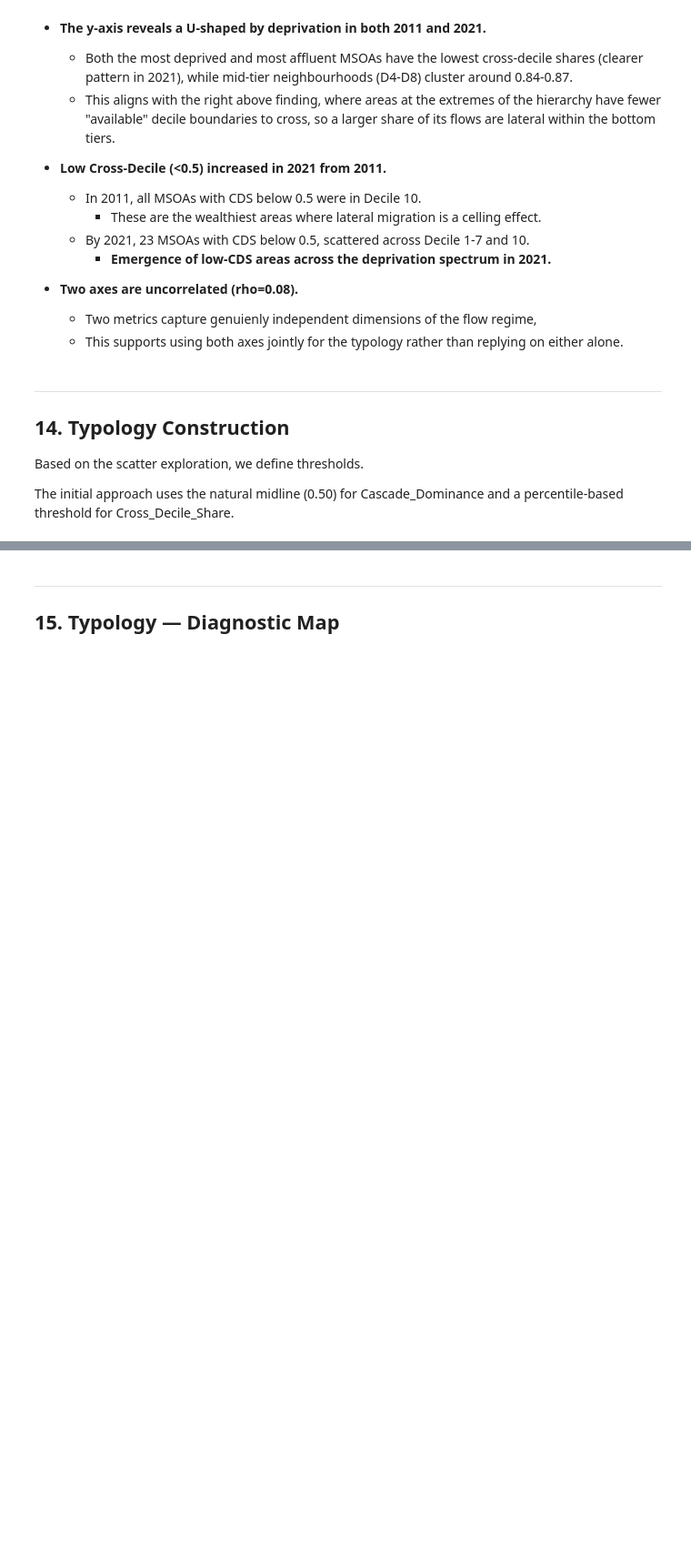
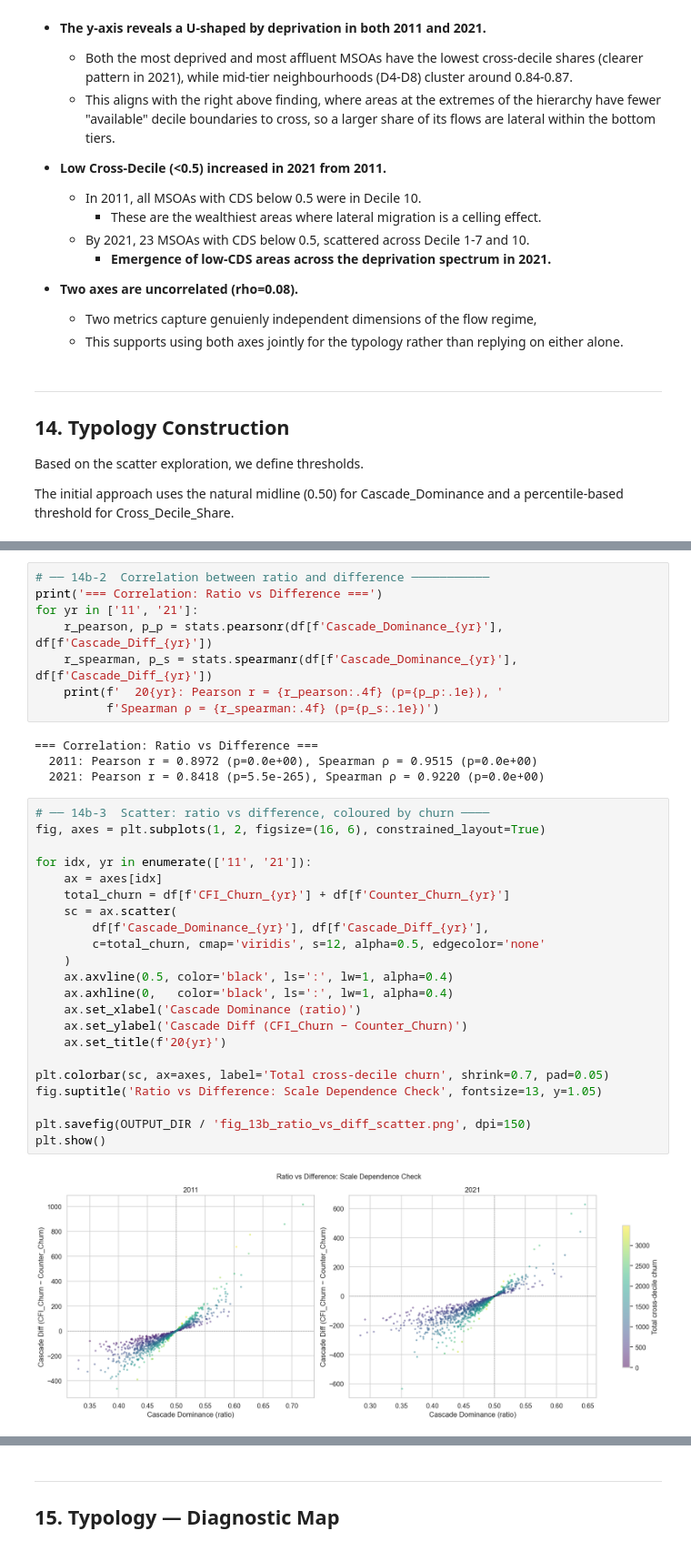
Before and after one commit to yxing82/CASA-Dissertation, a Jupyter notebook: script/eda_3_typology_validation_20260619.ipynb, the cells around one changed output, grey strips where cells are left out. Shown at 91% size. Saved outputs shown, nothing was run; the diff lists cells and outputs as text; blank space fills up the shorter version.

```diff
--- a/script/eda_3_typology_validation_20260619.ipynb
+++ b/script/eda_3_typology_validation_20260619.ipynb
@@ -325,0 +404,36 @@ plt.show()
+# %%
+# ── 14b-2  Correlation between ratio and difference ───────────
+print('=== Correlation: Ratio vs Difference ===')
+for yr in ['11', '21']:
+    r_pearson, p_p = stats.pearsonr(df[f'Cascade_Dominance_{yr}'], df[f'Cascade_Diff_{yr}'])
+    r_spearman, p_s = stats.spearmanr(df[f'Cascade_Dominance_{yr}'], df[f'Cascade_Diff_{yr}'])
+    print(f'  20{yr}: Pearson r = {r_pearson:.4f} (p={p_p:.1e}), '
+          f'Spearman ρ = {r_spearman:.4f} (p={p_s:.1e})')
+# %% [output]
+=== Correlation: Ratio vs Difference ===
+  2011: Pearson r = 0.8972 (p=0.0e+00), Spearman ρ = 0.9515 (p=0.0e+00)
+  2021: Pearson r = 0.8418 (p=5.5e-265), Spearman ρ = 0.9220 (p=0.0e+00)
+# %%
+# ── 14b-3  Scatter: ratio vs difference, coloured by churn ────
+fig, axes = plt.subplots(1, 2, figsize=(16, 6), constrained_layout=True)
+
+for idx, yr in enumerate(['11', '21']):
+    ax = axes[idx]
+    total_churn = df[f'CFI_Churn_{yr}'] + df[f'Counter_Churn_{yr}']
+    sc = ax.scatter(
+        df[f'Cascade_Dominance_{yr}'], df[f'Cascade_Diff_{yr}'],
+        c=total_churn, cmap='viridis', s=12, alpha=0.5, edgecolor='none'
+    )
+    ax.axvline(0.5, color='black', ls=':', lw=1, alpha=0.4)
+    ax.axhline(0,   color='black', ls=':', lw=1, alpha=0.4)
+    ax.set_xlabel('Cascade Dominance (ratio)')
+    ax.set_ylabel('Cascade Diff (CFI_Churn − Counter_Churn)')
+    ax.set_title(f'20{yr}')
+
+plt.colorbar(sc, ax=axes, label='Total cross-decile churn', shrink=0.7, pad=0.05)
+fig.suptitle('Ratio vs Difference: Scale Dependence Check', fontsize=13, y=1.05)
+
+plt.savefig(OUTPUT_DIR / 'fig_13b_ratio_vs_diff_scatter.png', dpi=150)
+plt.show()
+# %% [output]
+[figure, added]
```
Also changed, not shown: parts of 26 cells of this notebook, 13 other files.
